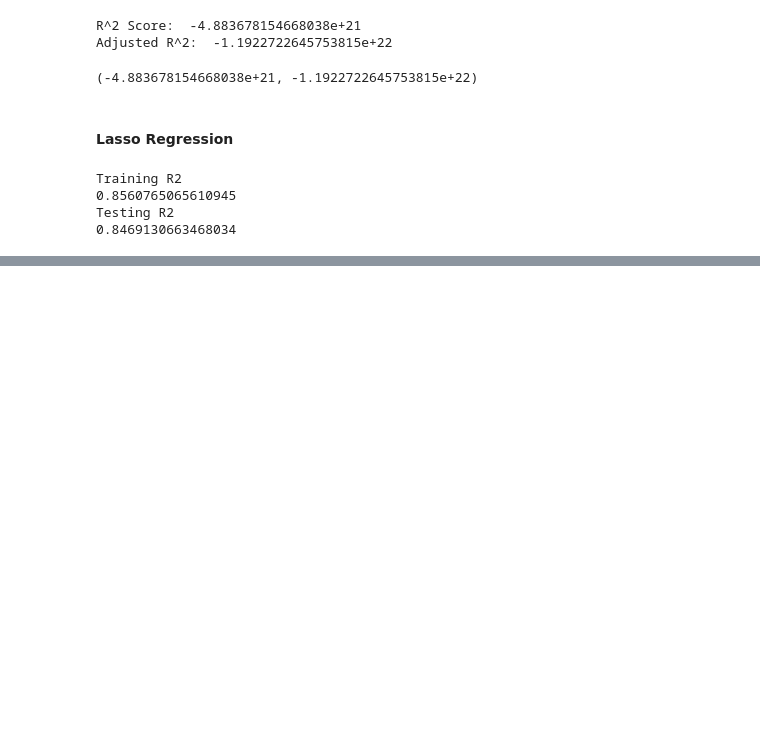
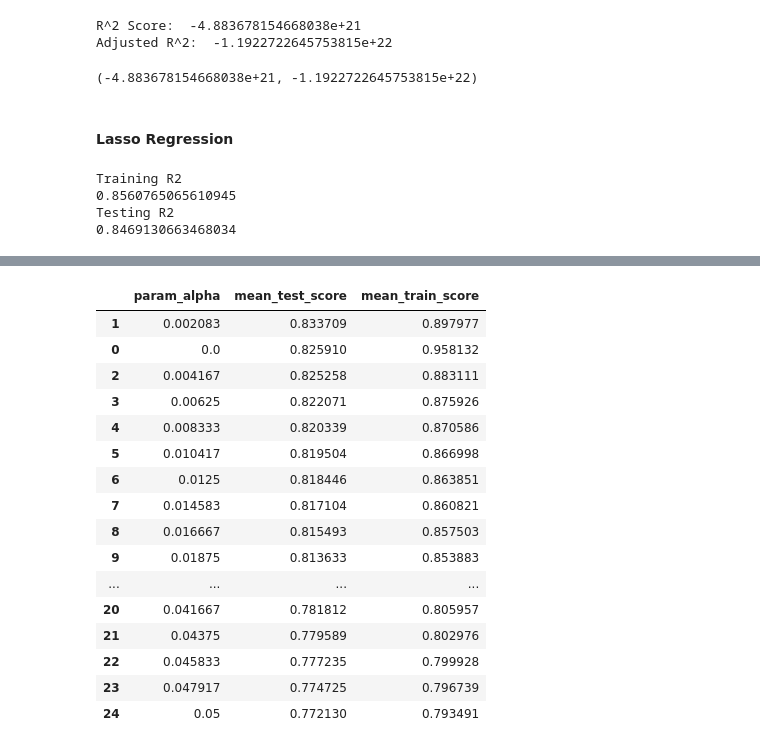
Before and after one commit to ncjanardhan-outlook/ncjpersonal, a Jupyter notebook: Advanced Regression Assignment/Advanced Regression Assignment Soln.ipynb, the cells around one changed output, grey strips where cells are left out. Saved outputs shown, nothing was run; the diff lists cells and outputs as text; code cells hidden in the pictures; blank space fills up the shorter version.

```diff
--- a/Advanced Regression Assignment/Advanced Regression Assignment Soln.ipynb
+++ b/Advanced Regression Assignment/Advanced Regression Assignment Soln.ipynb
@@ -377,0 +480,21 @@ Testing R2
+# %%
+cv_results = pd.DataFrame(model_cv.cv_results_)
+cv_results[['param_alpha','mean_test_score', 'mean_train_score']].sort_values(by='mean_test_score', ascending=False)
+# %% [output]
+|  | param_alpha | mean_test_score | mean_train_score |
+| 1 | 0.002083 | 0.833709 | 0.897977 |
+| 0 | 0.0 | 0.825910 | 0.958132 |
+| 2 | 0.004167 | 0.825258 | 0.883111 |
+| 3 | 0.00625 | 0.822071 | 0.875926 |
+| 4 | 0.008333 | 0.820339 | 0.870586 |
+| 5 | 0.010417 | 0.819504 | 0.866998 |
+| 6 | 0.0125 | 0.818446 | 0.863851 |
+| 7 | 0.014583 | 0.817104 | 0.860821 |
+| 8 | 0.016667 | 0.815493 | 0.857503 |
+| 9 | 0.01875 | 0.813633 | 0.853883 |
+| ... | ... | ... | ... |
+| 20 | 0.041667 | 0.781812 | 0.805957 |
+| 21 | 0.04375 | 0.779589 | 0.802976 |
+| 22 | 0.045833 | 0.777235 | 0.799928 |
+| 23 | 0.047917 | 0.774725 | 0.796739 |
+| 24 | 0.05 | 0.772130 | 0.793491 |
```
Also changed, not shown: parts of 10 cells of this notebook.
